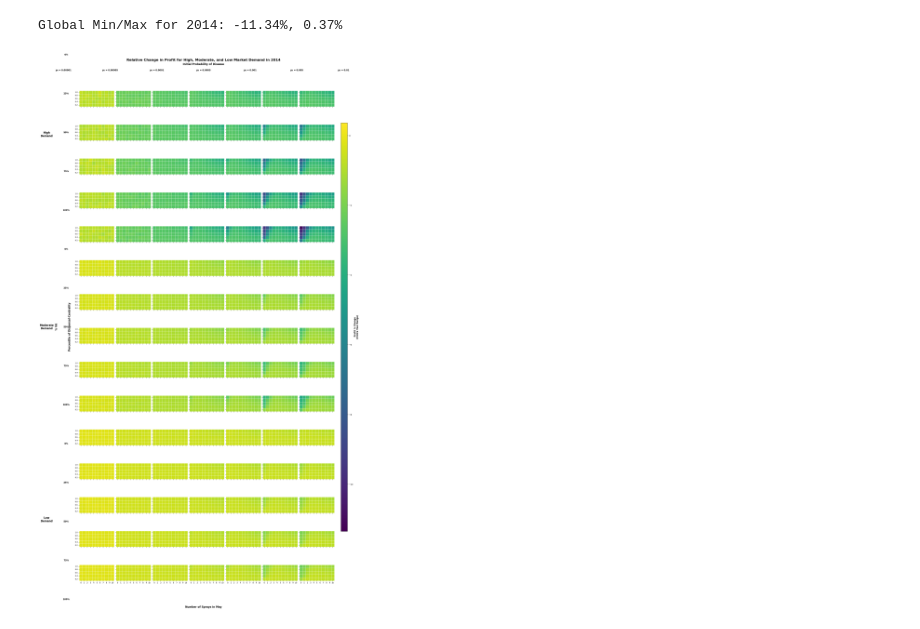
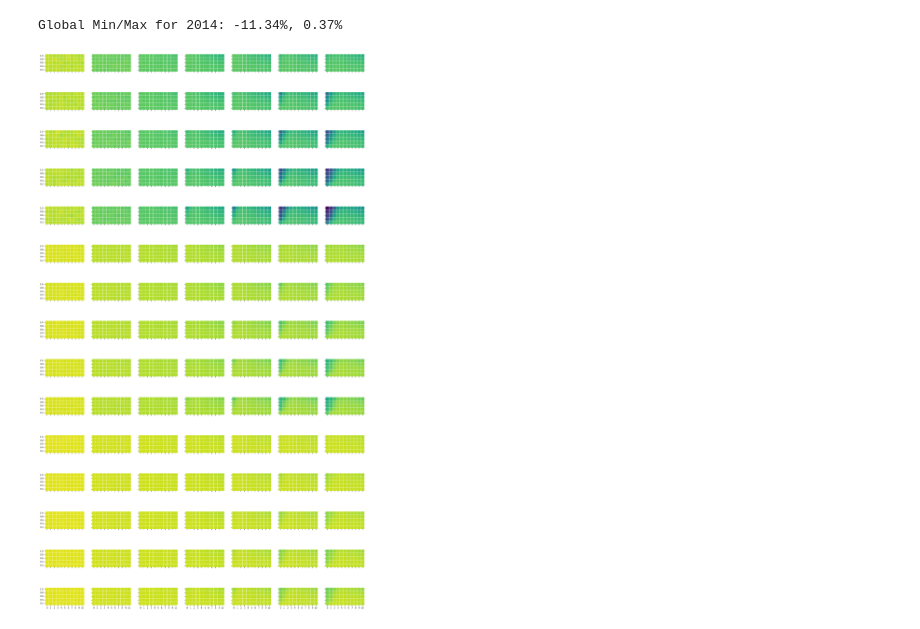
Before and after one commit to joshfpedro/hops-project-2025, a Jupyter notebook: notebooks/13.2-heatmaps.ipynb, the cells around one changed output. Saved outputs shown, nothing was run; the diff lists cells and outputs as text; code cells hidden in the pictures.

```diff
--- a/notebooks/13.2-heatmaps.ipynb
+++ b/notebooks/13.2-heatmaps.ipynb
@@ -100,91 +100,31 @@ for demand_idx, market_demand in enumerate(market_demands):
                 cmap=cmap,
                 vmin=v_min,
                 vmax=v_max,
                 cbar=False,  # We'll add a single colorbar later
                 linewidths=0.5,
                 linecolor='white',
                 square=True,  # Make squares perfectly square
                 annot=False,
                 fmt='.1f'
             )
 
             # Customize individual subplot
             ax.set_xlabel('')
             ax.set_ylabel('')
             ax.tick_params(axis='x', labelsize=8)
             ax.tick_params(axis='y', labelsize=8)
 
             # Remove any padding/margins from individual axes
             ax.set_xlim([0, pivot_profit.shape[1]])
             ax.set_ylim([0, pivot_profit.shape[0]])
 
             # Only show x-axis labels on bottom row
             if row_pos < total_rows - 1:
                 ax.set_xticklabels([])
 
             # Only show y-axis labels on leftmost column
             if j > 0:
                 ax.set_yticklabels([])
-
-# --- Step 6: Add labels and title ---
-# Main title
-fig.suptitle(f'Relative Change in Profit for High, Moderate, and Low Market Demand in {year}',
-             fontsize=16, fontweight='bold', y=0.96)
-
-# Add column headers (Initial Probability) - only at the top
-for j, init_prob_label in enumerate(unique_init_prob_labels):
-    fig.text((j + 0.5) / n_cols, 0.94, f"p₀ = {init_prob_label}",
-             ha='center', va='center', fontsize=10, fontweight='bold')
-
-# Add "Initial Probability of Disease" label
-fig.text(0.5, 0.95, "Initial Probability of Disease",
-         ha='center', va='center', fontsize=12, fontweight='bold')
-
-# Add demand scenario labels
-fig.text(0.02, 0.83, "High\nDemand", ha='center', va='center', fontsize=12,
-         fontweight='bold', rotation=0)
-fig.text(0.02, 0.50, "Moderate\nDemand", ha='center', va='center', fontsize=12,
-         fontweight='bold', rotation=0)
-fig.text(0.02, 0.17, "Low\nDemand", ha='center', va='center', fontsize=12,
-         fontweight='bold', rotation=0)
-
-# Add row labels (% V6) for both demand scenarios
-for demand_idx, market_demand in enumerate(market_demands):
-    for i, v6_value in enumerate(unique_v6_percent):
-        row_pos = demand_idx * n_rows_per_demand + i
-        y_pos = 1 - (row_pos + 0.5) / total_rows
-        fig.text(0.08, y_pos, f"{int(v6_value * 100)}%",
-                 ha='center', va='center', fontsize=10, fontweight='bold', rotation=0)
-
-# Add "% V6" label
-fig.text(0.05, 0.5, "% V6", ha='center', va='center', fontsize=12,
-         fontweight='bold', rotation=90)
-
-# Add shared axis labels
-fig.text(0.5, 0.02, "Number of Sprays in May", ha='center', va='center',
-         fontsize=12, fontweight='bold')
-fig.text(0.09, 0.5, "Percentile of Dispersal-Centrality", ha='center', va='center',
-         fontsize=12, fontweight='bold', rotation=90)
-
-# --- Step 7: Add colorbar ---
-# Create a colorbar
-cbar_ax = fig.add_axes([0.92, 0.15, 0.02, 0.7])  # [left, bottom, width, height]
-sm = plt.cm.ScalarMappable(cmap=cmap, norm=norm)
-sm.set_array([])
-cbar = fig.colorbar(sm, cax=cbar_ax)
-cbar.set_label('Profit % Change\n(Entire Year Range)', fontsize=10, fontweight='bold')
-cbar.ax.tick_params(labelsize=9)
-
-# Adjust layout
-plt.subplots_adjust(left=0.12, right=0.9, top=0.92, bottom=0.05,
-                    wspace=0.05, hspace=0.01)
-
-# Save the figure BEFORE showing it
-plt.savefig('../reports/figures/profit_heatmap_high_moderate_low_demand_2014.png',
-            dpi=300, bbox_inches='tight', facecolor='white')
-
-# Show the plot
-plt.show()
 # %% [output]
 Global Min/Max for 2014: -11.34%, 0.37%
-[figure, old version]
+[figure, new version]
```
